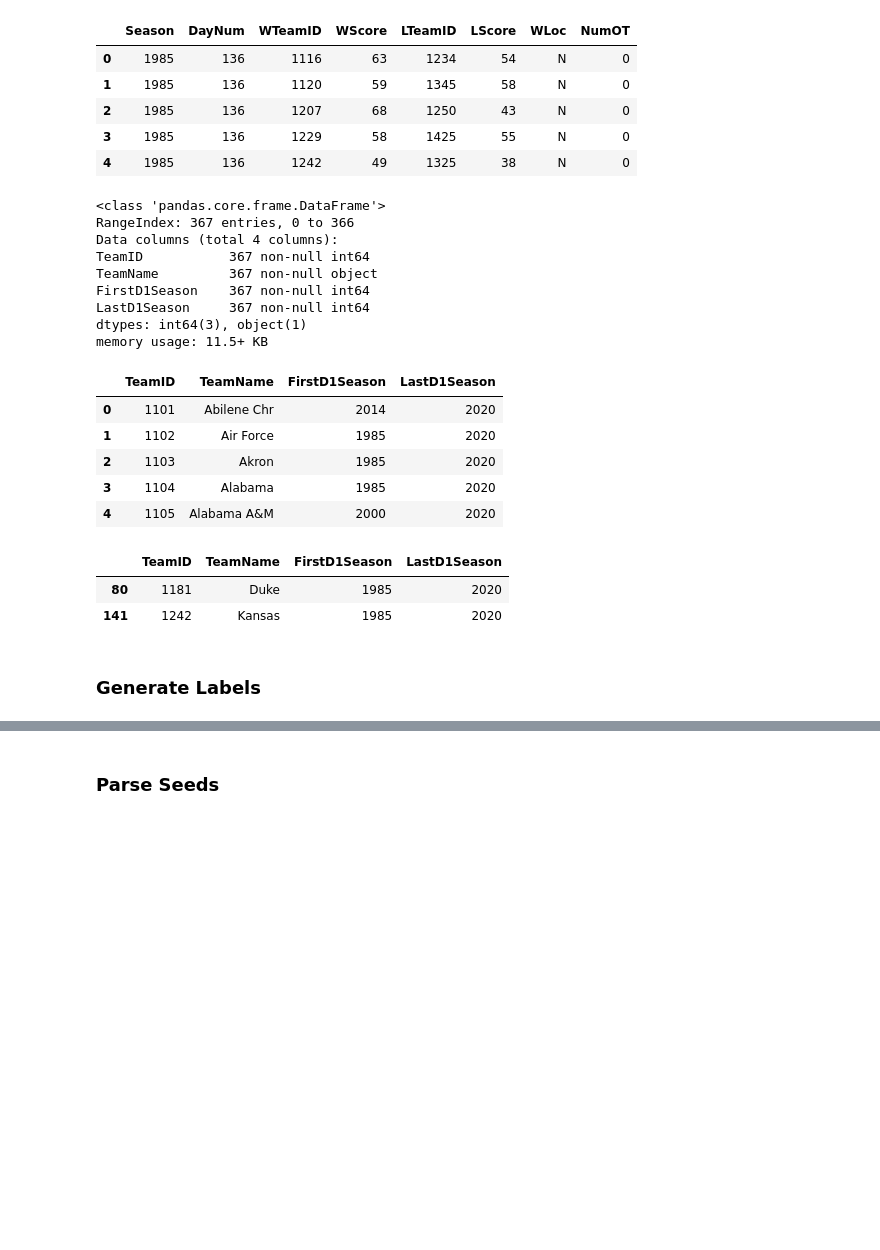
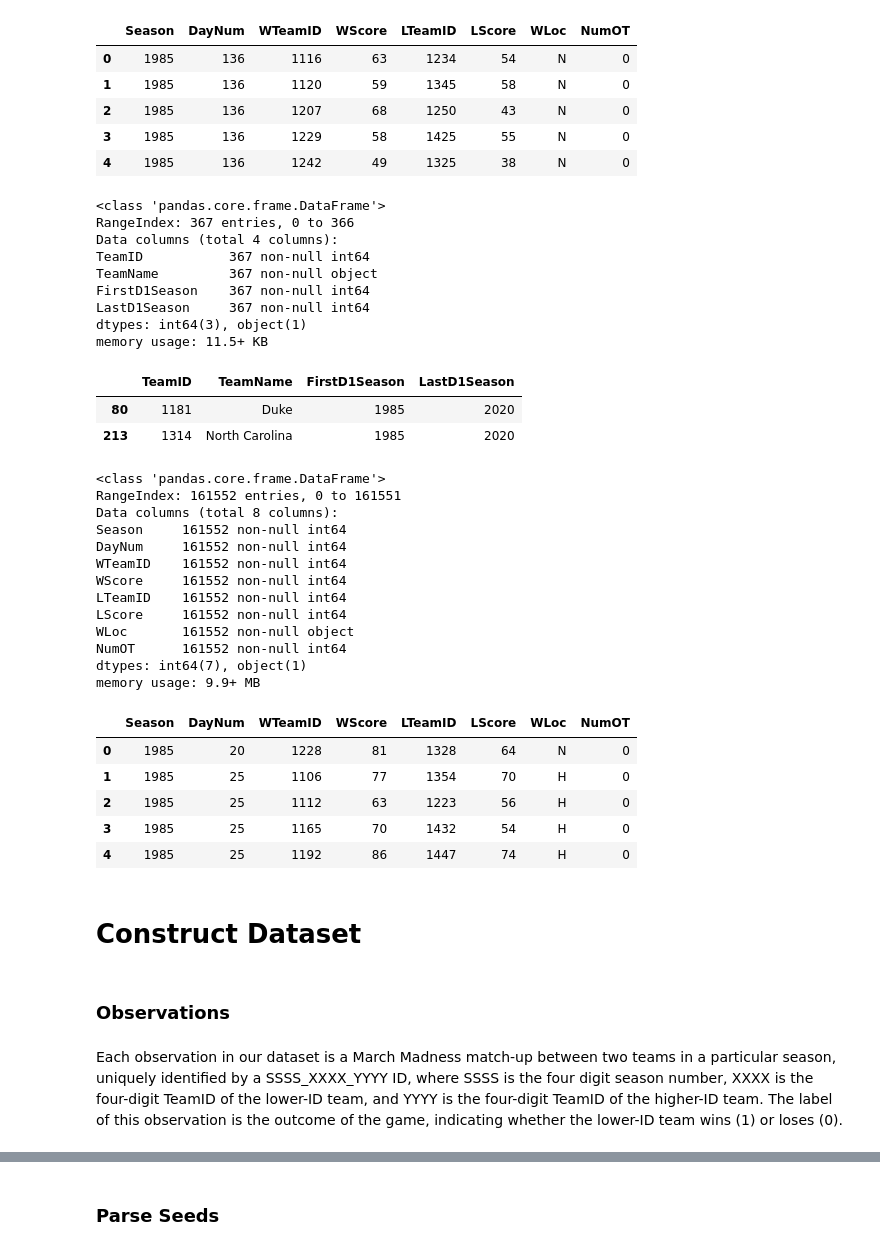
Before and after one commit to nyjgary/march-madness-2020, a Jupyter notebook: March-Madness-2020.ipynb, the cells around one changed output, grey strips where cells are left out. Saved outputs shown, nothing was run; the diff lists cells and outputs as text; code cells hidden in the pictures; blank space fills up the shorter version.

Commit message:
refactor appending of ID and labels

```diff
--- a/March-Madness-2020.ipynb
+++ b/March-Madness-2020.ipynb
@@ -47,29 +47,48 @@ memory usage: 140.8+ KB
 # %%
 teams = pd.read_csv('data/MDataFiles_Stage1/MTeams.csv')
 teams.info()
-teams.head()
+teams[teams['TeamName'].str.contains('Duke|North Carolina')]
 # %% [output]
 <class 'pandas.core.frame.DataFrame'>
 RangeIndex: 367 entries, 0 to 366
 Data columns (total 4 columns):
 TeamID           367 non-null int64
 TeamName         367 non-null object
 FirstD1Season    367 non-null int64
 LastD1Season     367 non-null int64
 dtypes: int64(3), object(1)
 memory usage: 11.5+ KB
 |  | TeamID | TeamName | FirstD1Season | LastD1Season |
-| 0 | 1101 | Abilene Chr | 2014 | 2020 |
-| 1 | 1102 | Air Force | 1985 | 2020 |
-| 2 | 1103 | Akron | 1985 | 2020 |
-| 3 | 1104 | Alabama | 1985 | 2020 |
-| 4 | 1105 | Alabama A&M | 2000 | 2020 |
+| 80 | 1181 | Duke | 1985 | 2020 |
+| 213 | 1314 | North Carolina | 1985 | 2020 |
-# %%
-teams[teams['TeamID'].isin([1181,1242])]
-# %% [output]
-|  | TeamID | TeamName | FirstD1Season | LastD1Season |
-| 80 | 1181 | Duke | 1985 | 2020 |
-| 141 | 1242 | Kansas | 1985 | 2020 |
-# %% [markdown]
-### Generate Labels
+# %%
+regular_results = pd.read_csv('data/MDataFiles_Stage1/MRegularSeasonCompactResults.csv')
+regular_results.info()
+regular_results.head()
+# %% [output]
+<class 'pandas.core.frame.DataFrame'>
+RangeIndex: 161552 entries, 0 to 161551
+Data columns (total 8 columns):
+Season     161552 non-null int64
+DayNum     161552 non-null int64
+WTeamID    161552 non-null int64
+WScore     161552 non-null int64
+LTeamID    161552 non-null int64
+LScore     161552 non-null int64
+WLoc       161552 non-null object
+NumOT      161552 non-null int64
+dtypes: int64(7), object(1)
+memory usage: 9.9+ MB
+|  | Season | DayNum | WTeamID | WScore | LTeamID | LScore | WLoc | NumOT |
+| 0 | 1985 | 20 | 1228 | 81 | 1328 | 64 | N | 0 |
+| 1 | 1985 | 25 | 1106 | 77 | 1354 | 70 | H | 0 |
+| 2 | 1985 | 25 | 1112 | 63 | 1223 | 56 | H | 0 |
+| 3 | 1985 | 25 | 1165 | 70 | 1432 | 54 | H | 0 |
+| 4 | 1985 | 25 | 1192 | 86 | 1447 | 74 | H | 0 |
+# %% [markdown]
+# Construct Dataset
+# %% [markdown]
+### Observations
+# %% [markdown]
+Each observation in our dataset is a March Madness match-up between two teams in a particular season, uniquely identified by a SSSS_XXXX_YYYY ID, where SSSS is the four digit season number, XXXX is the four-digit TeamID of the lower-ID team, and YYYY is the four-digit TeamID of the higher-ID team. The label of this observation is the outcome of the game, indicating whether the lower-ID team wins (1) or loses (0).
 # %%
```
Also changed, not shown: parts of 3 cells of this notebook.
